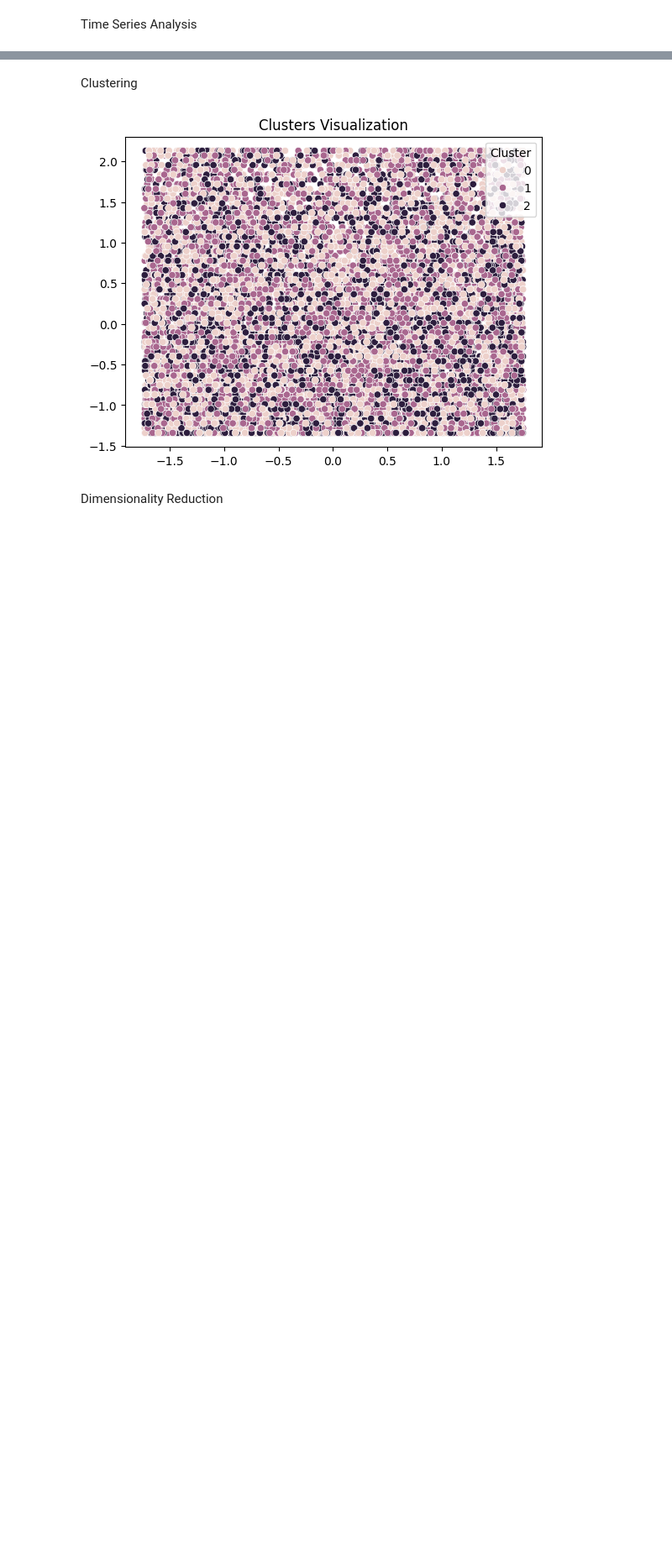
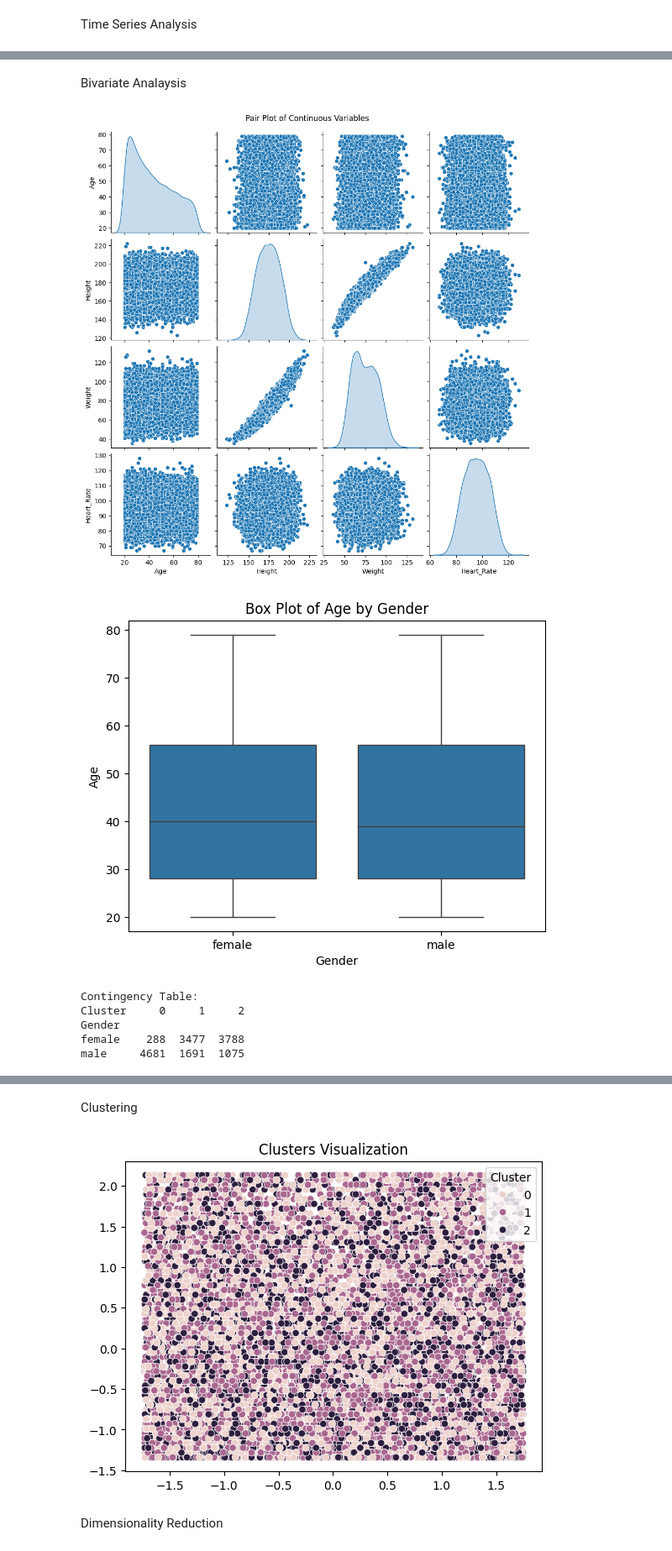
Before and after one commit to SHREYA2505/Eda_TheoryDA, a Jupyter notebook: 21BDS0172_DA.ipynb, the cells around one changed output, grey strips where cells are left out. Shown at 84% size. Saved outputs shown, nothing was run; the diff lists cells and outputs as text; code cells hidden in the pictures; blank space fills up the shorter version.

```diff
--- a/21BDS0172_DA.ipynb
+++ b/21BDS0172_DA.ipynb
@@ -144,0 +100,28 @@ for col in data.select_dtypes(include='category').columns:
+# %% [markdown]
+Bivariate Analaysis
+# %%
+import seaborn as sns
+import matplotlib.pyplot as plt
+import numpy as np
+
+# 1. Continuous vs Continuous (Scatter Plot + Correlation)
+sns.pairplot(data[['Age', 'Height', 'Weight', 'Heart_Rate', 'Body_Temp']], diag_kind='kde')
+plt.suptitle("Pair Plot of Continuous Variables", y=1.02)
+plt.show()
+sns.boxplot(x='Gender', y='Age', data=data)
+plt.title("Box Plot of Age by Gender")
+plt.show()
+contingency_table = pd.crosstab(data['Gender'], data['Cluster'])
+print("Contingency Table:")
+print(contingency_table)
+sns.heatmap(contingency_table, annot=True, cmap="Blues", fmt='d')
+plt.title("Heatmap of Contingency Table (Gender vs Cluster)")
+plt.show()
+# %% [output]
+[figure, added]
+[figure, added]
+Contingency Table:
+Cluster     0     1     2
+Gender
+female    288  3477  3788
+male     4681  1691  1075
```
Also changed, not shown: parts of 11 cells of this notebook.
